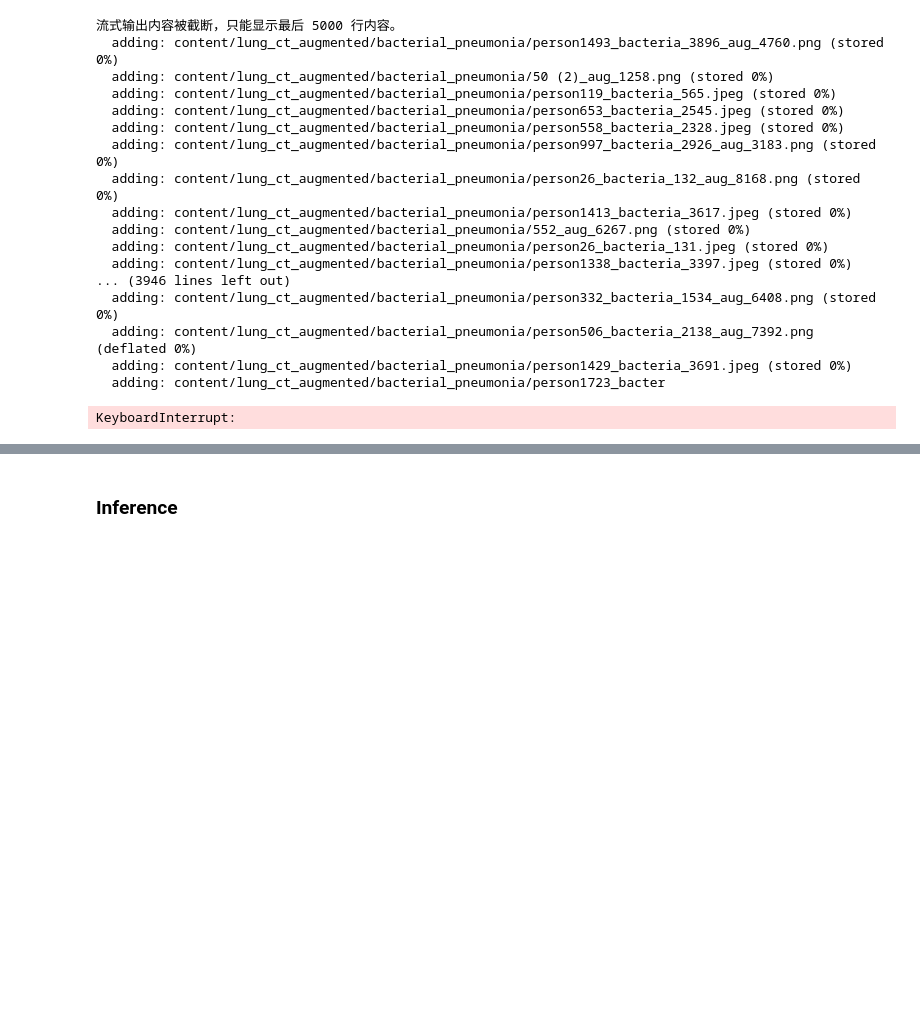
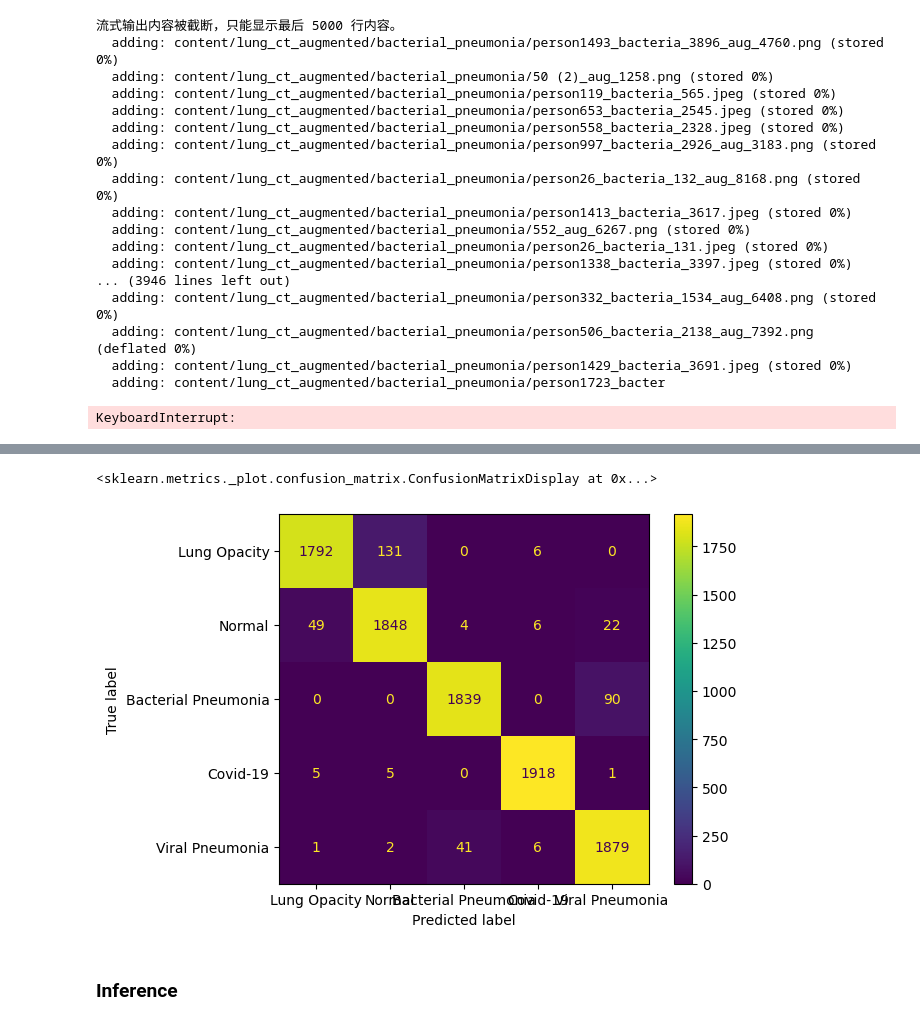
Before and after one commit to NORR3LL/project, a Jupyter notebook: 1517_progress_report.ipynb, the cells around one changed output, grey strips where cells are left out. Saved outputs shown, nothing was run; the diff lists cells and outputs as text; code cells hidden in the pictures; blank space fills up the shorter version.

Commit message:
confusion matrix added

```diff
--- a/1517_progress_report.ipynb
+++ b/1517_progress_report.ipynb
@@ -568,0 +605,46 @@ The similary accuracy can be achieved by using the pretrained model indicates th
+# %%
+def evaluate_model_with_confusion_matrix(model, test_loader, criterion, device):
+    model.eval()
+    test_loss = 0.0
+    correct = 0
+    total = 0
+    all_labels = []
+    all_predictions = []
+
+    with torch.no_grad():
+        for inputs, labels in test_loader:
+            inputs, labels = inputs.to(device), labels.to(device)
+            outputs = model(inputs)
+            loss = criterion(outputs, labels)
+            test_loss += loss.item()
+            _, predicted = torch.max(outputs, 1)
+            total += labels.size(0)
+            correct += (predicted == labels).sum().item()
+
+            # Collect labels and predictions for confusion matrix
+            all_labels.extend(labels.cpu().numpy())
+            all_predictions.extend(predicted.cpu().numpy())
+
+    accuracy = 100 * correct / total
+    test_loss /= len(test_loader)
+
+    # Compute confusion matrix
+    cm = confusion_matrix(all_labels, all_predictions)
+
+    return test_loss, accuracy, cm
+# %%
+test_dir = 'C:/uoft/1517/project/project/Streamlit/outputs/Gold/test'
+test_loader = DataLoader(datasets.ImageFolder(root=test_dir, transform=transforms.Compose([
+    transforms.Resize((256, 256)),
+    transforms.ToTensor(),
+    transforms.Normalize(mean=[0.485, 0.456, 0.406], std=[0.229, 0.224, 0.225])
+])), batch_size=32, shuffle=False)
+
+criterion = nn.CrossEntropyLoss()
+
+test_loss, test_accuracy, confusion_matrix = evaluate_model_with_confusion_matrix(advanced_model, test_loader, criterion, device)
+
+print(f"Test Loss: {test_loss:.4f}, Test Accuracy: {test_accuracy:.2f}%")
+print("Confusion Matrix:")
+ConfusionMatrixDisplay(confusion_matrix, display_labels=['Lung Opacity', 'Normal', 'Bacterial Pneumonia', 'Covid-19', 'Viral Pneumonia']).plot(values_format='d')
+# %% [output]
@@ -569,3 +653,5 @@ The similary accuracy can be achieved by using the pretrained model indicates th
+<sklearn.metrics._plot.confusion_matrix.ConfusionMatrixDisplay at 0x...>
+[figure, added]
 # %% [markdown]
 ### Inference
 # %%
```
Also changed, not shown: parts of 8 cells of this notebook.
